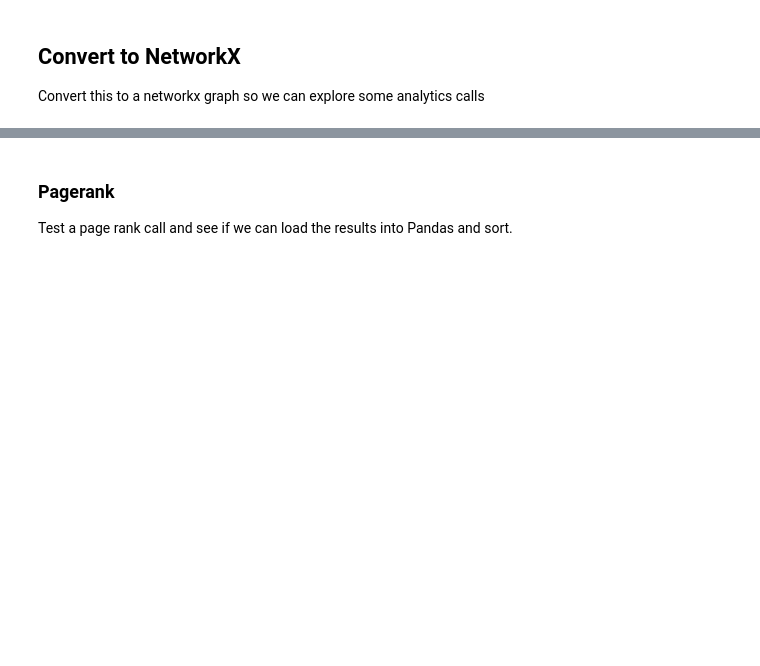
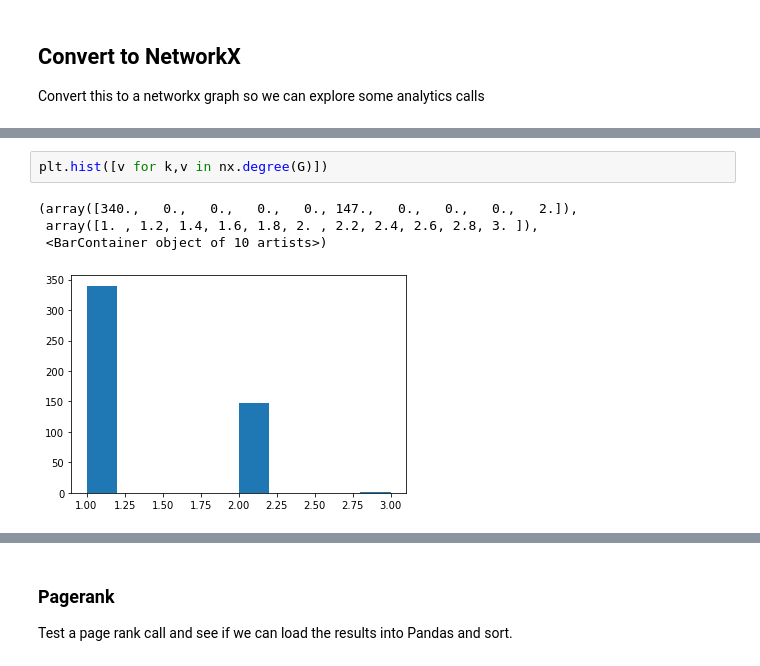
Before and after one commit to fils/EarthCubeGraphAnalytics, a Jupyter notebook: notebooks/ECO_GraphAnalytics.ipynb, the cells around one changed output, grey strips where cells are left out. Saved outputs shown, nothing was run; the diff lists cells and outputs as text; blank space fills up the shorter version.

```diff
--- a/notebooks/ECO_GraphAnalytics.ipynb
+++ b/notebooks/ECO_GraphAnalytics.ipynb
@@ -156,0 +193,7 @@ G = rdflib_to_networkx_digraph(parsed)
+# %%
+plt.hist([v for k,v in nx.degree(G)])
+# %% [output]
+(array([340.,   0.,   0.,   0.,   0., 147.,   0.,   0.,   0.,   2.]),
+ array([1. , 1.2, 1.4, 1.6, 1.8, 2. , 2.2, 2.4, 2.6, 2.8, 3. ]),
+ <BarContainer object of 10 artists>)
+[figure, added]
```
Also changed, not shown: parts of 17 cells of this notebook, 1 other file.
